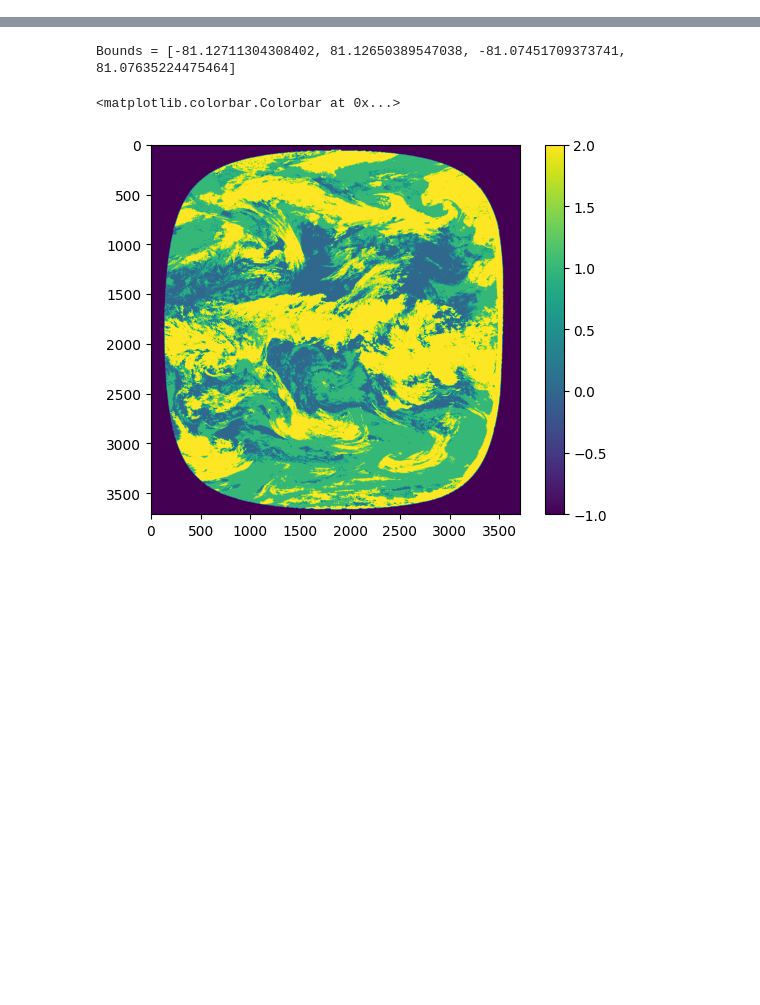
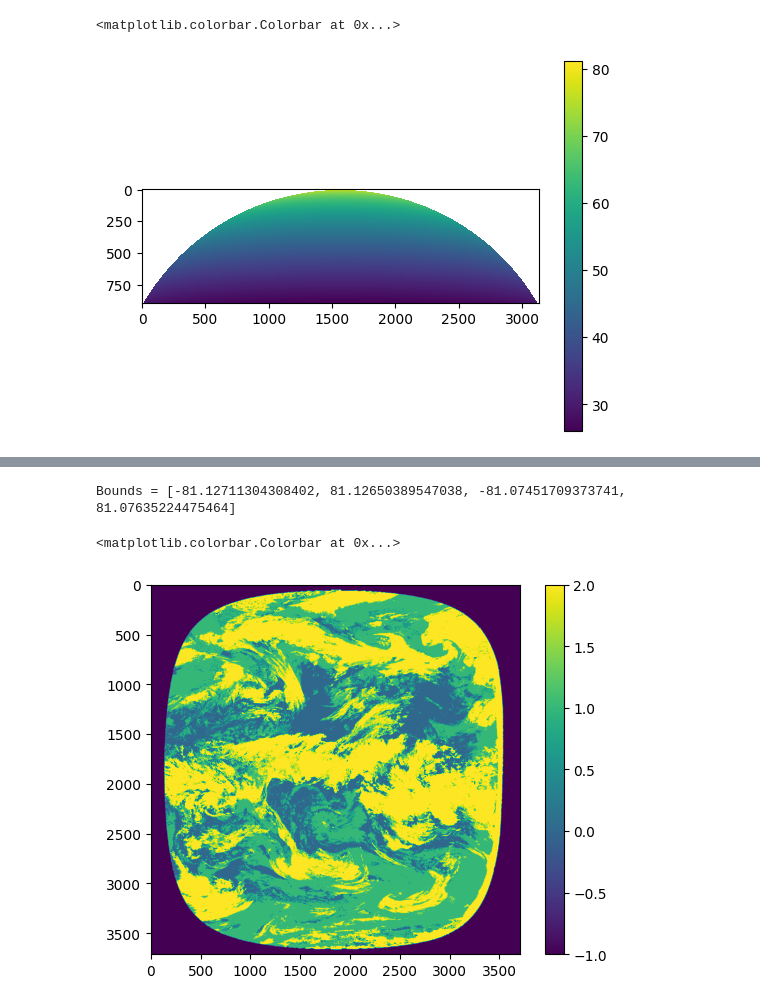
Before and after one commit to DragomirNikolov/Glaciation_time_estimatior, a Jupyter notebook: Data_preprocessing/test.ipynb, the cells around one changed output, grey strips where cells are left out. Saved outputs shown, nothing was run; the diff lists cells and outputs as text; code cells hidden in the pictures; blank space fills up the shorter version.

```diff
--- a/Data_preprocessing/test.ipynb
+++ b/Data_preprocessing/test.ipynb
@@ -86,0 +234,6 @@ Data variables: (12/30)
+# %%
+plt.imshow(lats)
+plt.colorbar()
+# %% [output]
+<matplotlib.colorbar.Colorbar at 0x...>
+[figure, added]
```
Also changed, not shown: parts of 24 cells of this notebook, 4 other files.
